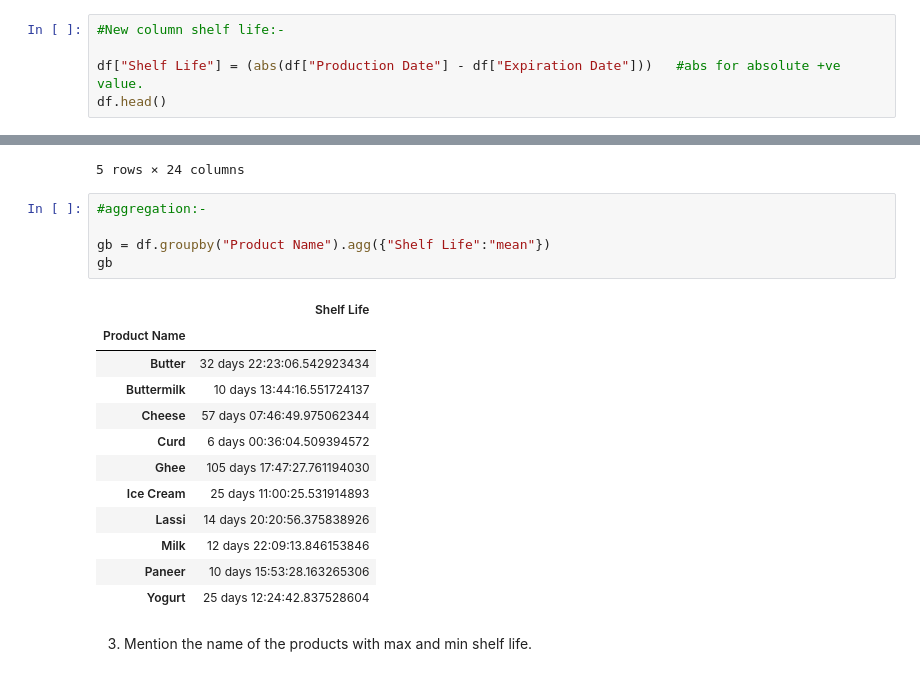
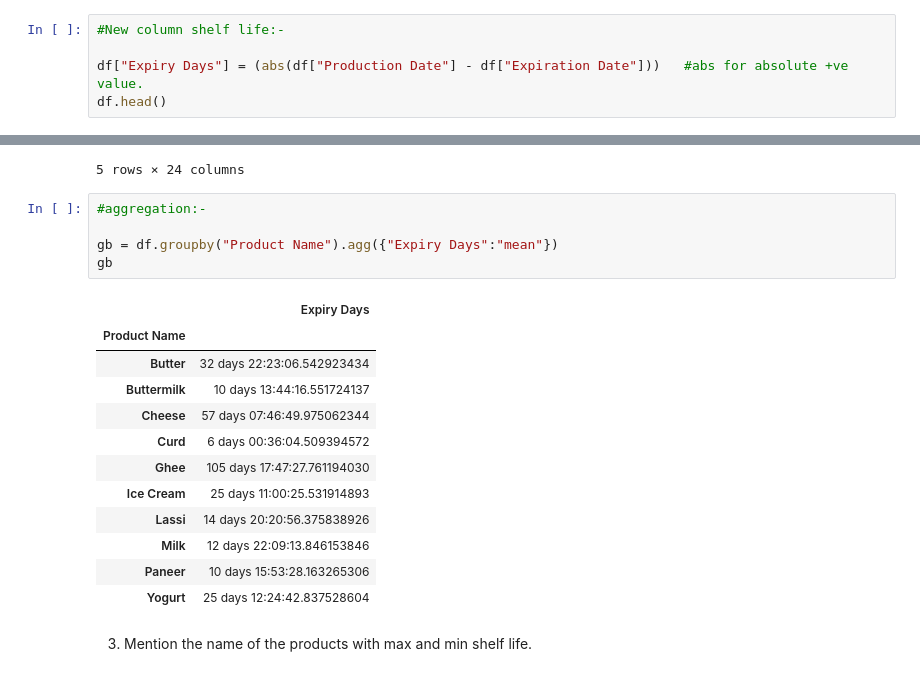
Before and after one commit to anjalibaheti13/Projects, a Jupyter notebook: Dairy Goods Py_Pandas Project.ipynb, the cells around one changed output, grey strips where cells are left out. Cells and saved outputs as stored; diff of their text form.

```diff
--- a/Dairy Goods Py_Pandas Project.ipynb
+++ b/Dairy Goods Py_Pandas Project.ipynb
@@ -103,7 +103,7 @@ memory usage: 777.3+ KB
 # %%
 #New column shelf life:-
 
-df["Shelf Life"] = (abs(df["Production Date"] - df["Expiration Date"]))   #abs for absolute +ve value.
+df["Expiry Days"] = (abs(df["Production Date"] - df["Expiration Date"]))   #abs for absolute +ve value.
 df.head()
 # %% [output]
 |  | Location | Total Land Area (acres) | Number of Cows | Farm Size | Date | Product ID | Product Name | Brand | ... |
@@ -116,10 +116,10 @@ df.head()
 # %%
 #aggregation:-
 
-gb = df.groupby("Product Name").agg({"Shelf Life":"mean"})
+gb = df.groupby("Product Name").agg({"Expiry Days":"mean"})
 gb
 # %% [output]
-|  | Shelf Life |
+|  | Expiry Days |
 | Product Name |  |
 | Butter | 32 days 22:23:06.542923434 |
 | Buttermilk | 10 days 13:44:16.551724137 |
```
Also changed, not shown: parts of 5 cells of this notebook.
